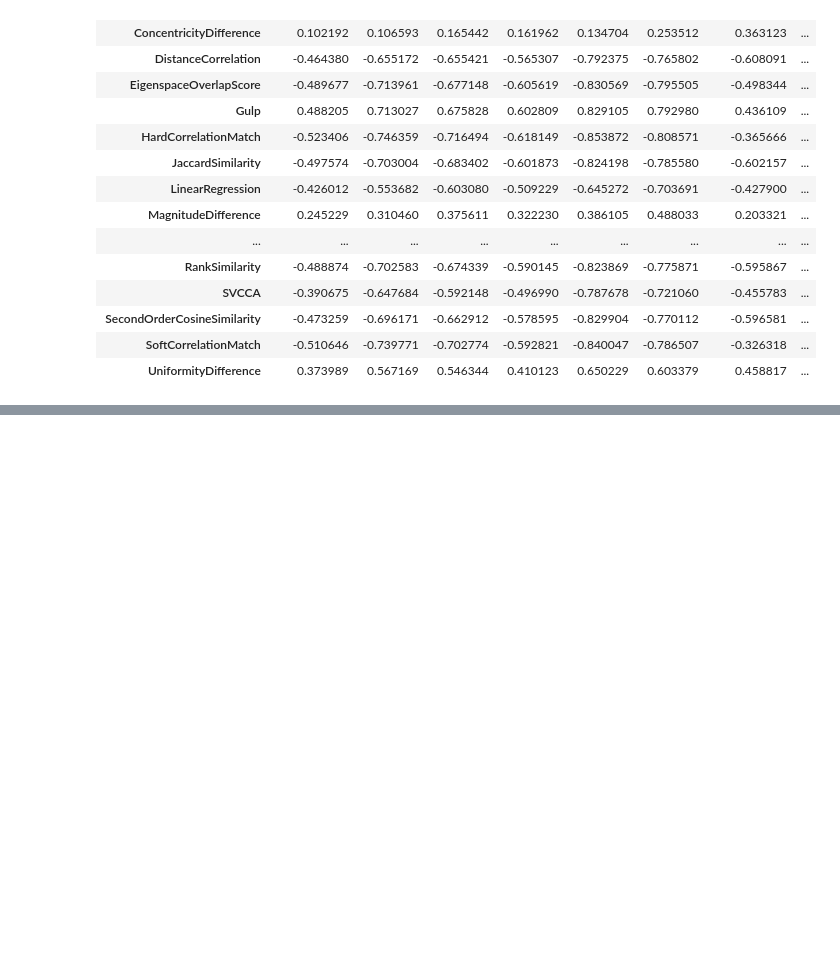
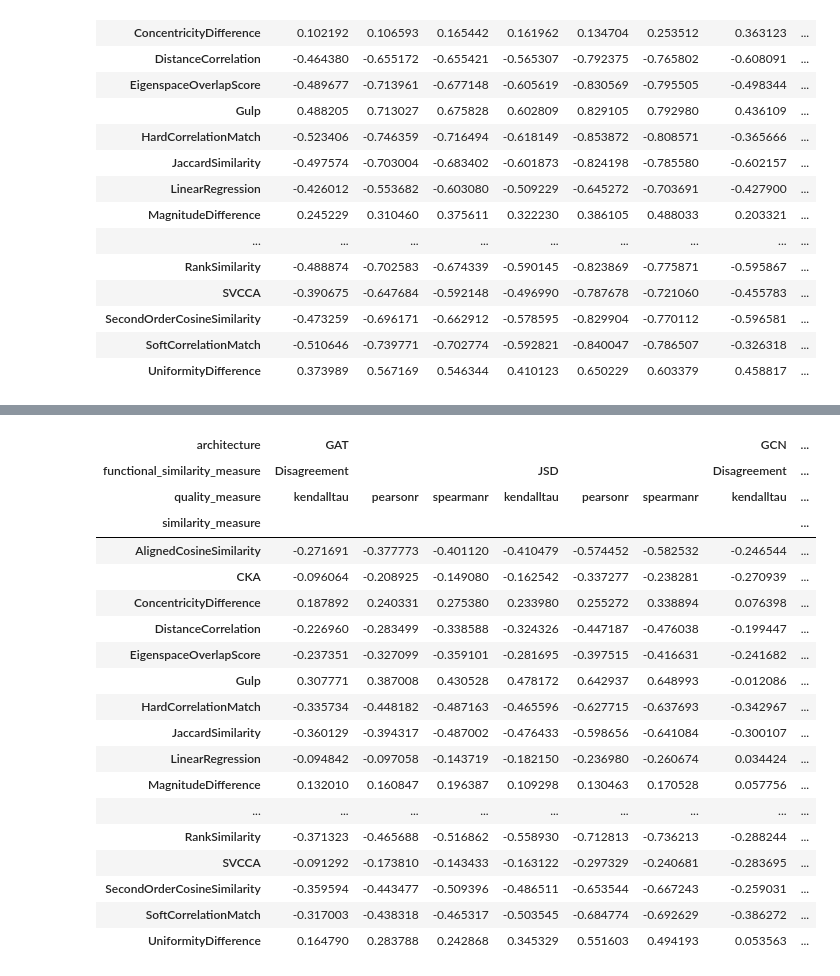
Before and after one commit to TaWald/similaritybench, a Jupyter notebook: graphs/notebooks/tables.ipynb, the cells around one changed output, grey strips where cells are left out. Saved outputs shown, nothing was run; the diff lists cells and outputs as text; code cells hidden in the pictures; blank space fills up the shorter version.

```diff
--- a/graphs/notebooks/tables.ipynb
+++ b/graphs/notebooks/tables.ipynb
@@ -277,0 +301,23 @@ get_output_correlation_table("shortcut_test", "ogbn-arxiv")
+# %%
+get_output_correlation_table("augmentation_test", "flickr")
+# %% [output]
+| architecture | GAT |  |  |  |  |  | GCN | ... |
+| functional_similarity_measure | Disagreement |  |  | JSD |  |  | Disagreement | ... |
+| quality_measure | kendalltau | pearsonr | spearmanr | kendalltau | pearsonr | spearmanr | kendalltau | ... |
+| similarity_measure |  |  |  |  |  |  |  | ... |
+| AlignedCosineSimilarity | -0.271691 | -0.377773 | -0.401120 | -0.410479 | -0.574452 | -0.582532 | -0.246544 | ... |
+| CKA | -0.096064 | -0.208925 | -0.149080 | -0.162542 | -0.337277 | -0.238281 | -0.270939 | ... |
+| ConcentricityDifference | 0.187892 | 0.240331 | 0.275380 | 0.233980 | 0.255272 | 0.338894 | 0.076398 | ... |
+| DistanceCorrelation | -0.226960 | -0.283499 | -0.338588 | -0.324326 | -0.447187 | -0.476038 | -0.199447 | ... |
+| EigenspaceOverlapScore | -0.237351 | -0.327099 | -0.359101 | -0.281695 | -0.397515 | -0.416631 | -0.241682 | ... |
+| Gulp | 0.307771 | 0.387008 | 0.430528 | 0.478172 | 0.642937 | 0.648993 | -0.012086 | ... |
+| HardCorrelationMatch | -0.335734 | -0.448182 | -0.487163 | -0.465596 | -0.627715 | -0.637693 | -0.342967 | ... |
+| JaccardSimilarity | -0.360129 | -0.394317 | -0.487002 | -0.476433 | -0.598656 | -0.641084 | -0.300107 | ... |
+| LinearRegression | -0.094842 | -0.097058 | -0.143719 | -0.182150 | -0.236980 | -0.260674 | 0.034424 | ... |
+| MagnitudeDifference | 0.132010 | 0.160847 | 0.196387 | 0.109298 | 0.130463 | 0.170528 | 0.057756 | ... |
+| ... | ... | ... | ... | ... | ... | ... | ... | ... |
+| RankSimilarity | -0.371323 | -0.465688 | -0.516862 | -0.558930 | -0.712813 | -0.736213 | -0.288244 | ... |
+| SVCCA | -0.091292 | -0.173810 | -0.143433 | -0.163122 | -0.297329 | -0.240681 | -0.283695 | ... |
+| SecondOrderCosineSimilarity | -0.359594 | -0.443477 | -0.509396 | -0.486511 | -0.653544 | -0.667243 | -0.259031 | ... |
+| SoftCorrelationMatch | -0.317003 | -0.438318 | -0.465317 | -0.503545 | -0.684774 | -0.692629 | -0.386272 | ... |
+| UniformityDifference | 0.164790 | 0.283788 | 0.242868 | 0.345329 | 0.551603 | 0.494193 | 0.053563 | ... |
```
Also changed, not shown: parts of 2 cells of this notebook.
